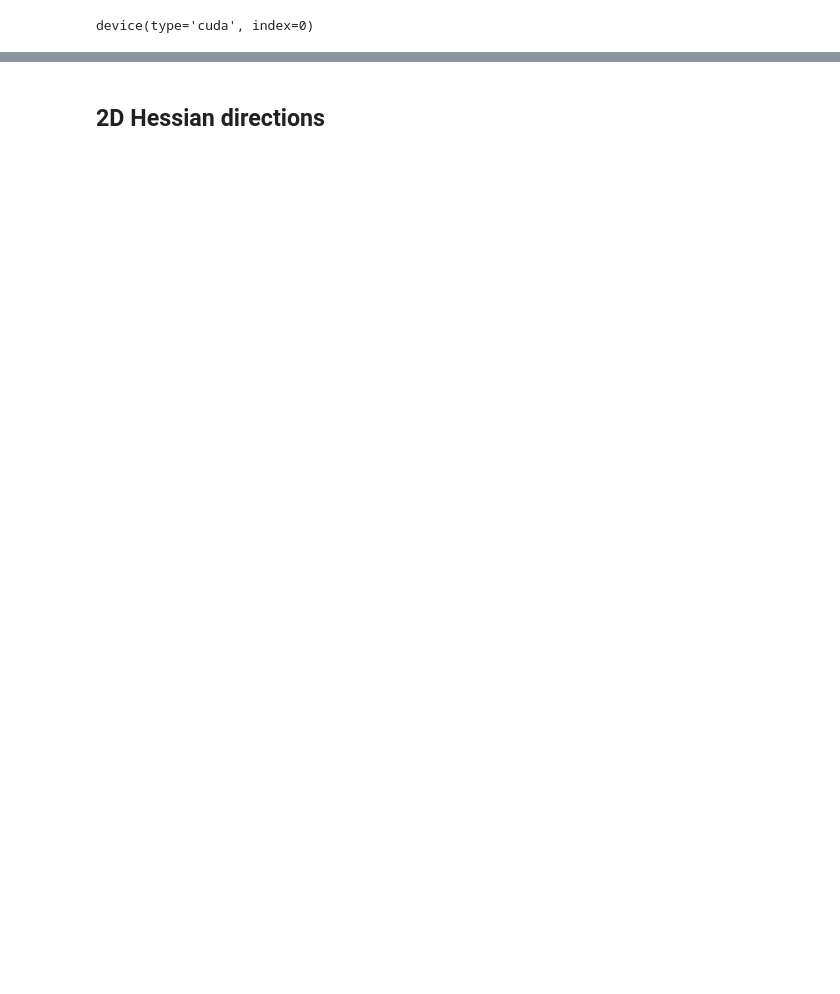
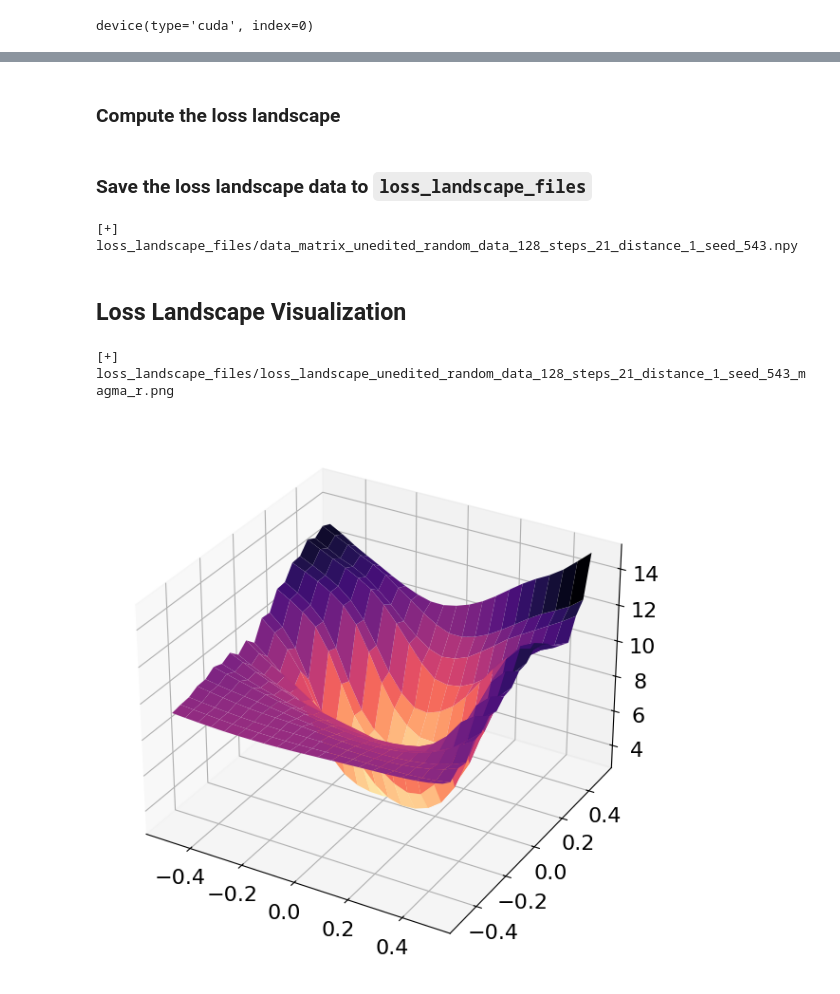
Before and after one commit to msakarvadia/memorization, a Jupyter notebook: figs/vis/loss_landscapes.ipynb, the cells around one changed output, grey strips where cells are left out. Cells and saved outputs as stored; diff of their text form; code cells hidden in the pictures; blank space fills up the shorter version.

```diff
--- a/figs/vis/loss_landscapes.ipynb
+++ b/figs/vis/loss_landscapes.ipynb
@@ -523,33 +254,67 @@ print(data_matrix)
+# %% [markdown]
+### Compute the loss landscape
+# %%
+SEED = 543
+STEPS = 21
+DIST = 1
+
+random.seed(SEED)
+np.random.seed(SEED)
+torch.manual_seed(SEED)
+
+data_matrix = loss_landscapes.random_plane(
+    model_perb, metric,
+    DIST, STEPS,
+    normalization='filter',
+    deepcopy_model=False,
+    device=device,
+)
+# %% [markdown]
+### Save the loss landscape data to `loss_landscape_files`
+# %%
+n_data = random_subset_data.size()[0]
+save_as_npy = f"loss_landscape_files/data_matrix_{use_model}_random_data_{n_data}_steps_{STEPS}_distance_{DIST}_seed_{SEED}.npy"
+if not os.path.exists(os.path.dirname(save_as_npy)):
+    os.makedirs(os.path.dirname(save_as_npy))
+np.save(save_as_npy, data_matrix)
+print(f"[+] {save_as_npy}")
+# %% [output]
+[+] loss_landscape_files/data_matrix_unedited_random_data_128_steps_21_distance_1_seed_543.npy
+# %% [markdown]
+## Loss Landscape Visualization
 # %%
-# for creating a responsive plot
-# %matplotlib widget
+# Select colormap
+cmap = 'magma_r'
 
-# importing required libraries
-from mpl_toolkits.mplot3d import axes3d
-import matplotlib.pyplot as plt
-
-fig = plt.figure()
+# Create figure
+fig = plt.figure(figsize=(7,6))
+ax = fig.add_subplot(111, projection='3d')
 
 # Reshape the data_matrix into a 41x41 grid for plotting
 Z = data_matrix.reshape((STEPS, STEPS))
 
 # Generate X and Y coordinates (41x41 grid)
-x = np.linspace(0, STEPS-1, STEPS)
-y = np.linspace(0, STEPS-1, STEPS)
+x = np.linspace(-DIST/2, DIST/2, STEPS)
+y = np.linspace(-DIST/2, DIST/2, STEPS)
 X, Y = np.meshgrid(x, y)
 
-ax = fig.add_subplot(111, projection='3d')
 # Plot the 3D surface with filled colors
-surf = ax.plot_surface(X, Y, Z, cmap='viridis', edgecolor='none')
+surf = ax.plot_surface(X, Y, Z, cmap=cmap, edgecolor='none')
 
 # Add a color bar for reference
-fig.colorbar(surf, ax=ax, shrink=0.5, aspect=5)
+# fig.colorbar(surf, ax=ax, shrink=0.5, aspect=5)
 
-# Set labels
-ax.set_xlabel('X')
-ax.set_ylabel('Y')
-ax.set_zlabel('Z')
+# Finalize figure
+ax.tick_params(labelsize=16)
+plt.tight_layout()
 
+# Save figure
+save_as_png = f"loss_landscape_files/loss_landscape_{use_model}_random_data_{n_data}_steps_{STEPS}_distance_{DIST}_seed_{SEED}_{cmap}.png"
+plt.savefig(save_as_png, dpi=600)
+print(f"[+] {save_as_png}")
+
+# Show figure
 plt.show()
+# %% [output]
+[+] loss_landscape_files/loss_landscape_unedited_random_data_128_steps_21_distance_1_seed_543_magma_r.png
+[figure, added]
-# %% [markdown]
-## 2D Hessian directions
```
Also changed, not shown: parts of 44 cells of this notebook, 15 other files.
